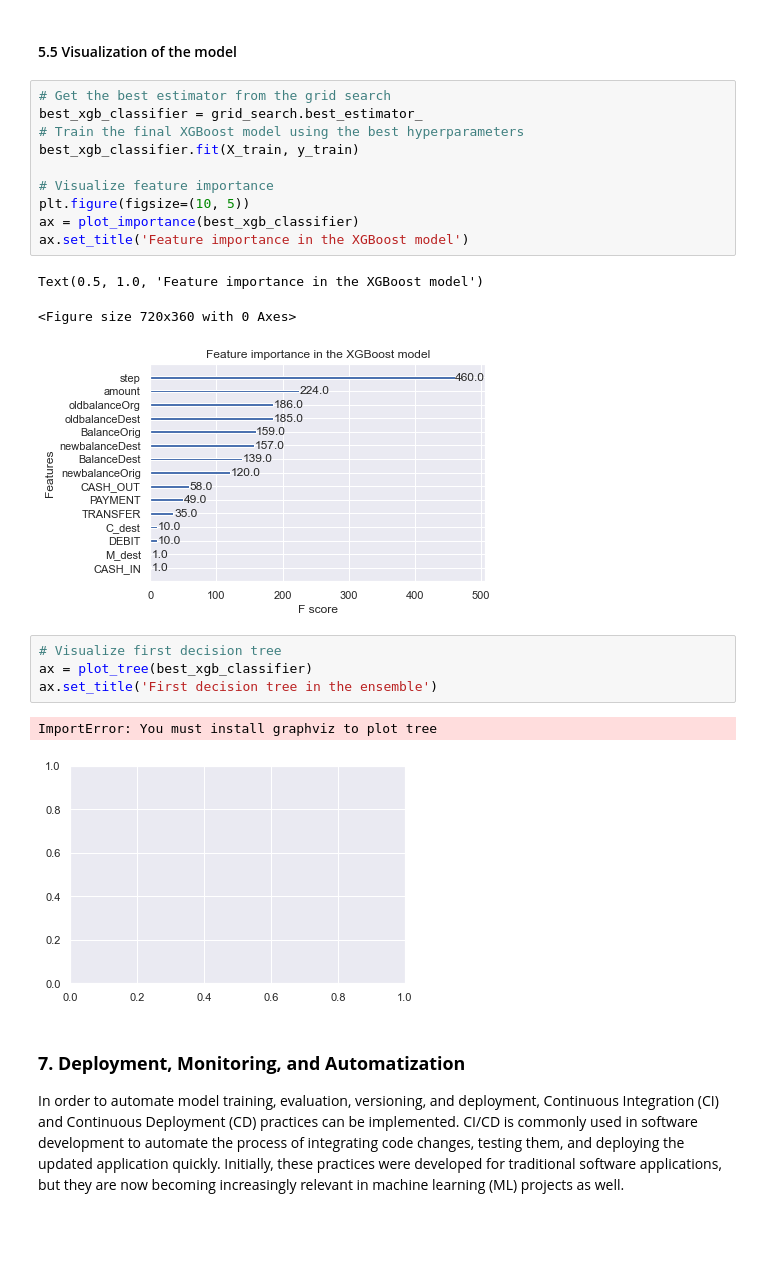
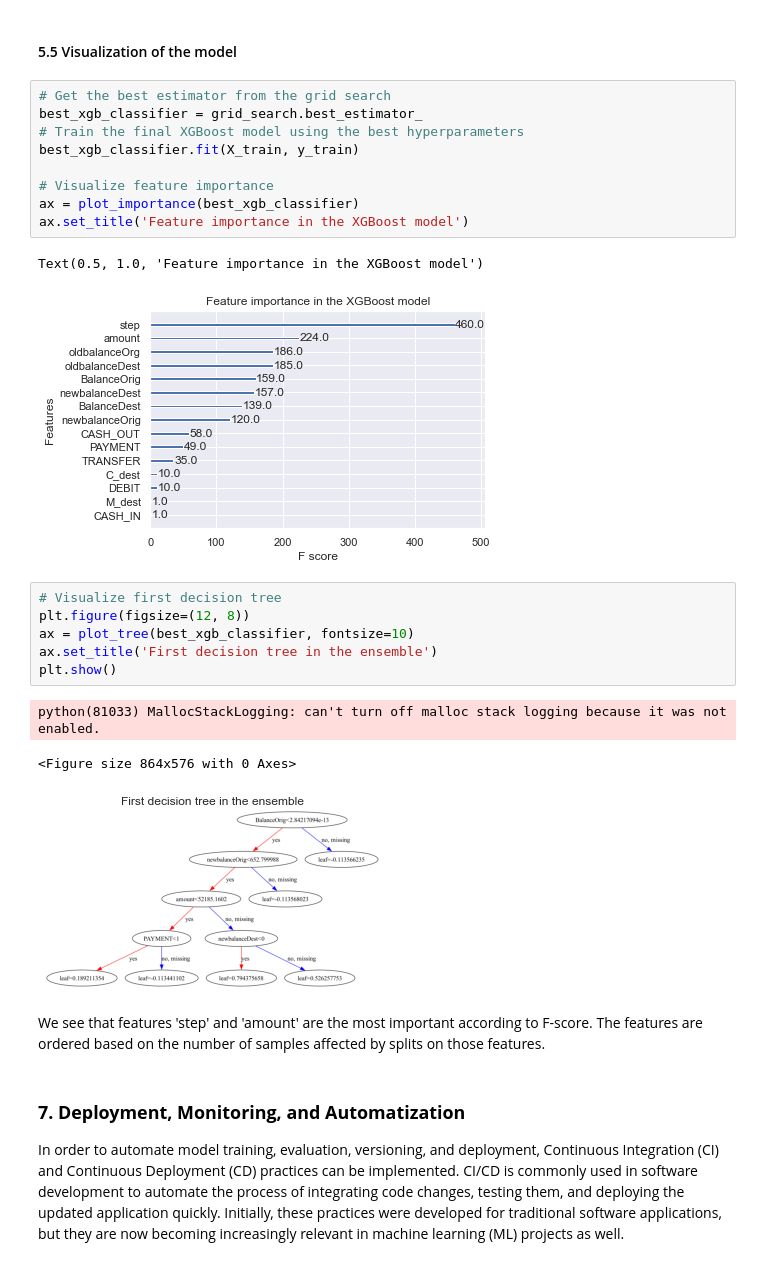
Before and after one commit to lauraaguilar4/Fraud_Project, a Jupyter notebook: Fraud_Notebook.ipynb, the cells around one changed output. Drawn from its saved outputs; the diff is of its cells as text; blank space fills up the shorter version.

```diff
--- a/Fraud_Notebook.ipynb
+++ b/Fraud_Notebook.ipynb
@@ -649,20 +654,24 @@ best_xgb_classifier = grid_search.best_estimator_
 best_xgb_classifier.fit(X_train, y_train)
 
 # Visualize feature importance
-plt.figure(figsize=(10, 5))
 ax = plot_importance(best_xgb_classifier)
 ax.set_title('Feature importance in the XGBoost model')
 # %% [output]
 Text(0.5, 1.0, 'Feature importance in the XGBoost model')
-<Figure size 720x360 with 0 Axes>
 [figure]
 # %%
 # Visualize first decision tree
-ax = plot_tree(best_xgb_classifier)
+plt.figure(figsize=(12, 8))
+ax = plot_tree(best_xgb_classifier, fontsize=10)
 ax.set_title('First decision tree in the ensemble')
+plt.show()
 # %% [output]
-ImportError: You must install graphviz to plot tree
+python(81033) MallocStackLogging: can't turn off malloc stack logging because it was not enabled.
+<Figure size 864x576 with 0 Axes>
-[figure, old version]
+[figure, new version]
+# %% [markdown]
+We see that features 'step' and 'amount' are the most important according to F-score.
+The features are ordered based on the number of samples affected by splits on those features.
 # %% [markdown]
 ### **7. Deployment, Monitoring, and Automatization**
 
```
Also changed, not shown: parts of 1 cell of this notebook.
